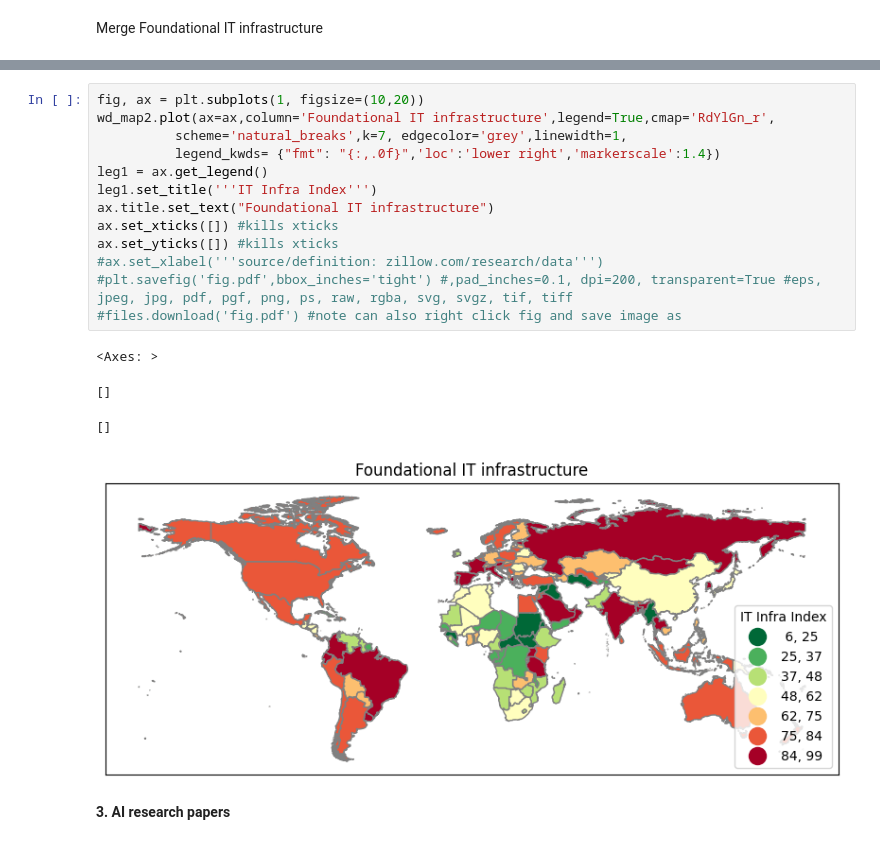
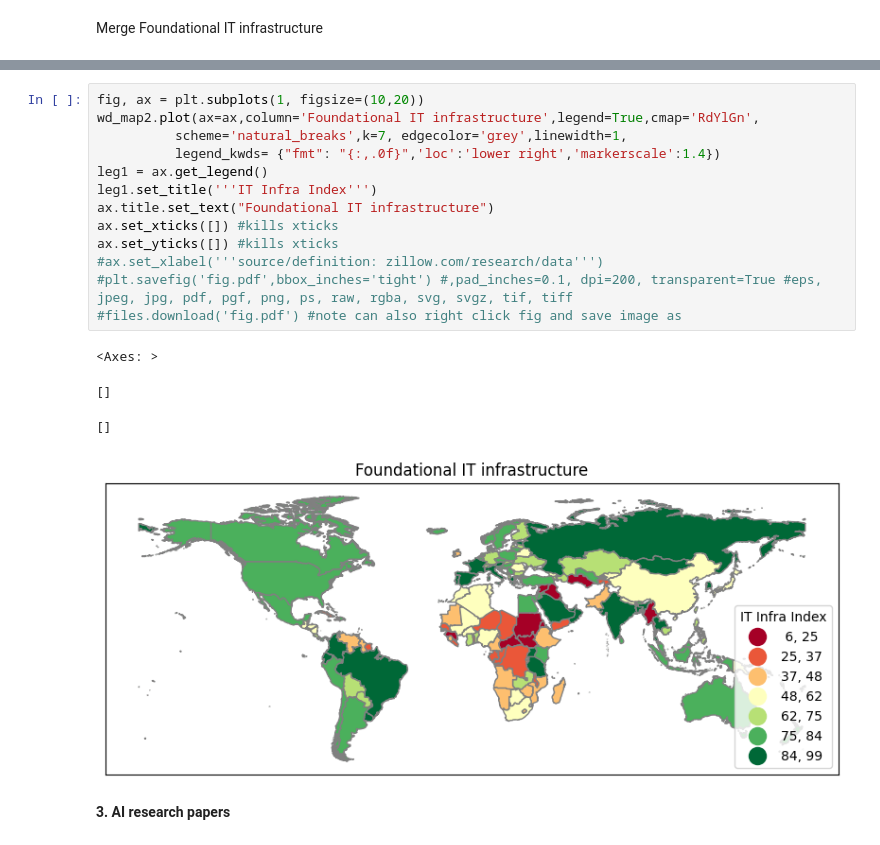
Before and after one commit to ojobo-tech/gisfordatascience, a Jupyter notebook: ps1_ai_adoption_map.ipynb, the cells around one changed output, grey strips where cells are left out. Drawn from its saved outputs; the diff is of its cells as text.

```diff
--- a/ps1_ai_adoption_map.ipynb
+++ b/ps1_ai_adoption_map.ipynb
@@ -295,22 +486,22 @@ wd_map3 = pd.merge(wd_map, ai_readiness_indicators, on='Country', how='inner', i
 [179 rows x 2 columns]
 # %%
 fig, ax = plt.subplots(1, figsize=(10,20))
-wd_map2.plot(ax=ax,column='Foundational IT infrastructure',legend=True,cmap='RdYlGn_r',
+wd_map2.plot(ax=ax,column='Foundational IT infrastructure',legend=True,cmap='RdYlGn',
           scheme='natural_breaks',k=7, edgecolor='grey',linewidth=1,
           legend_kwds= {"fmt": "{:,.0f}",'loc':'lower right','markerscale':1.4})
 leg1 = ax.get_legend()
 leg1.set_title('''IT Infra Index''')
 ax.title.set_text("Foundational IT infrastructure")
 ax.set_xticks([]) #kills xticks
 ax.set_yticks([]) #kills xticks
 #ax.set_xlabel('''source/definition: zillow.com/research/data''')
 #plt.savefig('fig.pdf',bbox_inches='tight') #,pad_inches=0.1, dpi=200, transparent=True #eps, jpeg, jpg, pdf, pgf, png, ps, raw, rgba, svg, svgz, tif, tiff
 #files.download('fig.pdf') #note can also right click fig and save image as
 # %% [output]
 <Axes: >
 []
 []
-[figure, old version]
+[figure, new version]
 # %% [markdown]
 **3. AI research papers**
 # %% [markdown]
```
Also changed, not shown: parts of 39 cells of this notebook.
